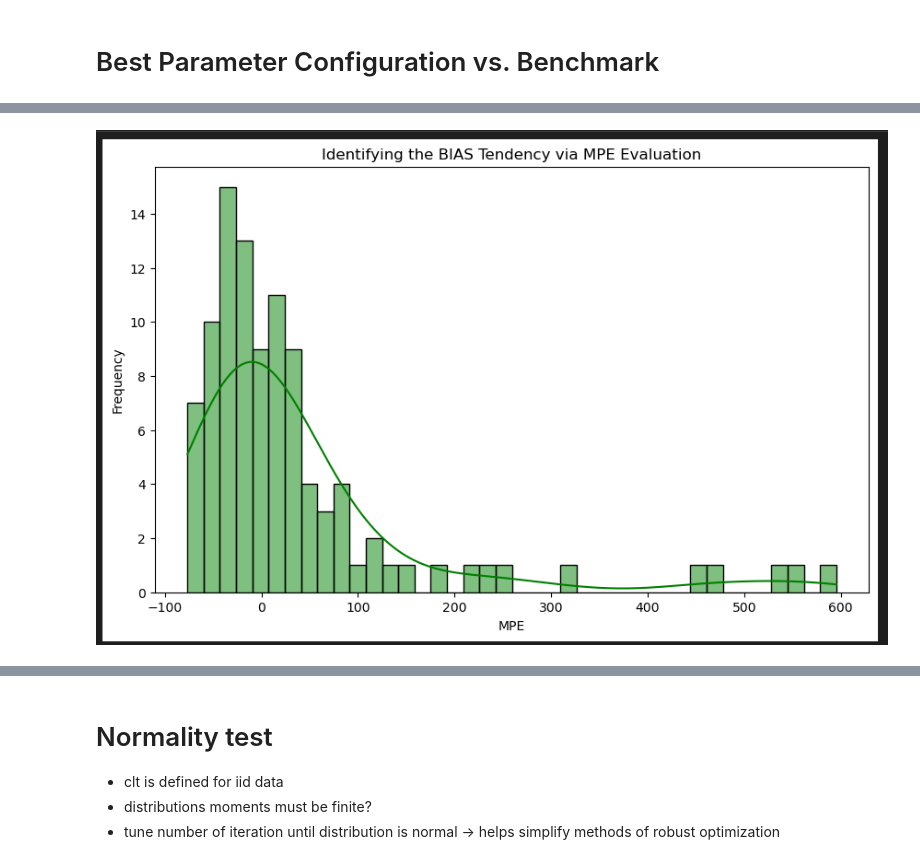
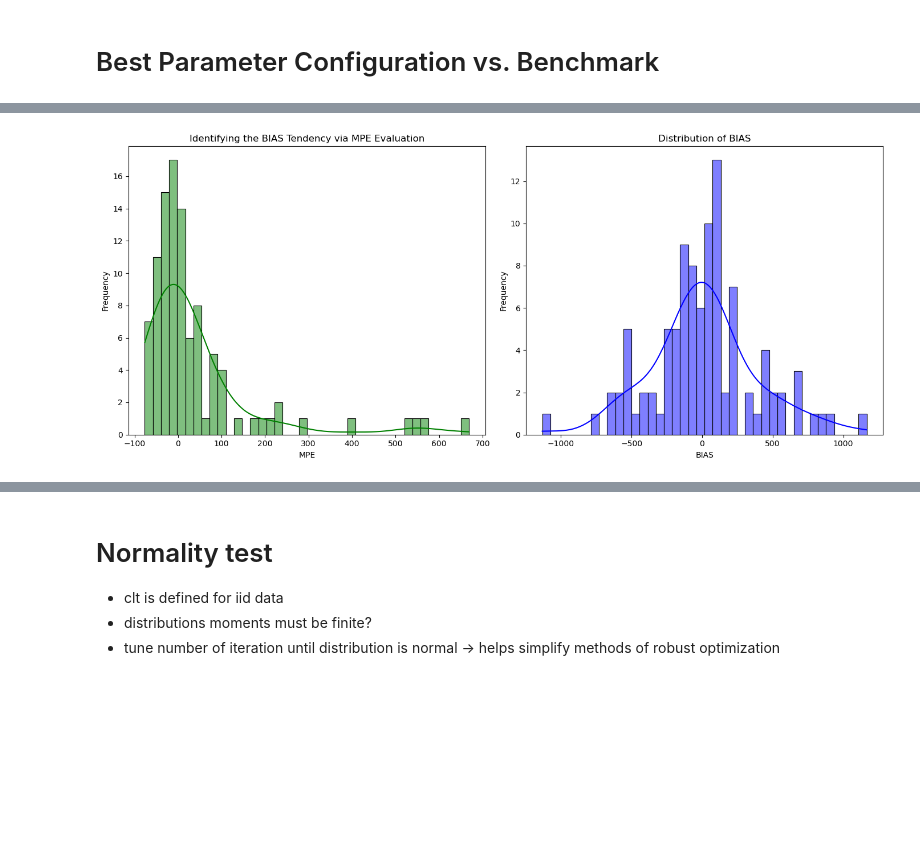
Before and after one commit to chrisnhr/Diplom, a Jupyter notebook: bootstrapping.ipynb, the cells around one changed output, grey strips where cells are left out. Saved outputs shown, nothing was run; the diff lists cells and outputs as text; code cells hidden in the pictures; blank space fills up the shorter version.

```diff
--- a/bootstrapping.ipynb
+++ b/bootstrapping.ipynb
@@ -154,5 +141,27 @@ plt.show()
-# %% [markdown]
-![image.png](attachment:image.png)
+# %%
+#note: mape is not symmetric!
+# Create a figure with two subplots side by side
+fig, axes = plt.subplots(1, 2, figsize=(14, 6))
+
+# First subplot: LBB_MPE histogram
+sns.histplot(df_results["LBB_MPE"], bins=40, kde=True, color="green", ax=axes[0])
+axes[0].set_xlabel("MPE")
+axes[0].set_ylabel("Frequency")
+axes[0].set_title("Identifying the BIAS Tendency via MPE Evaluation")
+
+# Second subplot: BIAS histogram
+sns.histplot(df_results["BIAS"], bins=40, kde=True, color="blue", ax=axes[1])
+axes[1].set_xlabel("BIAS")
+axes[1].set_ylabel("Frequency")
+axes[1].set_title("Distribution of BIAS")
+
+# Adjust layout
+plt.tight_layout()
+
+# Show the plot
+plt.show()
+# %% [output]
+[figure, added]
 # %%
 df_results.groupby("Key").median().sort_values("LBB_MPE", ascending=True).reset_index()[["Key", "IDD_MAPE", "LBB_MAPE", "LBB_MPE"]].head(10)
 #863526628 twinws viel mehr Ansprache als test
```
Also changed, not shown: parts of 14 cells of this notebook, 7 other files.
